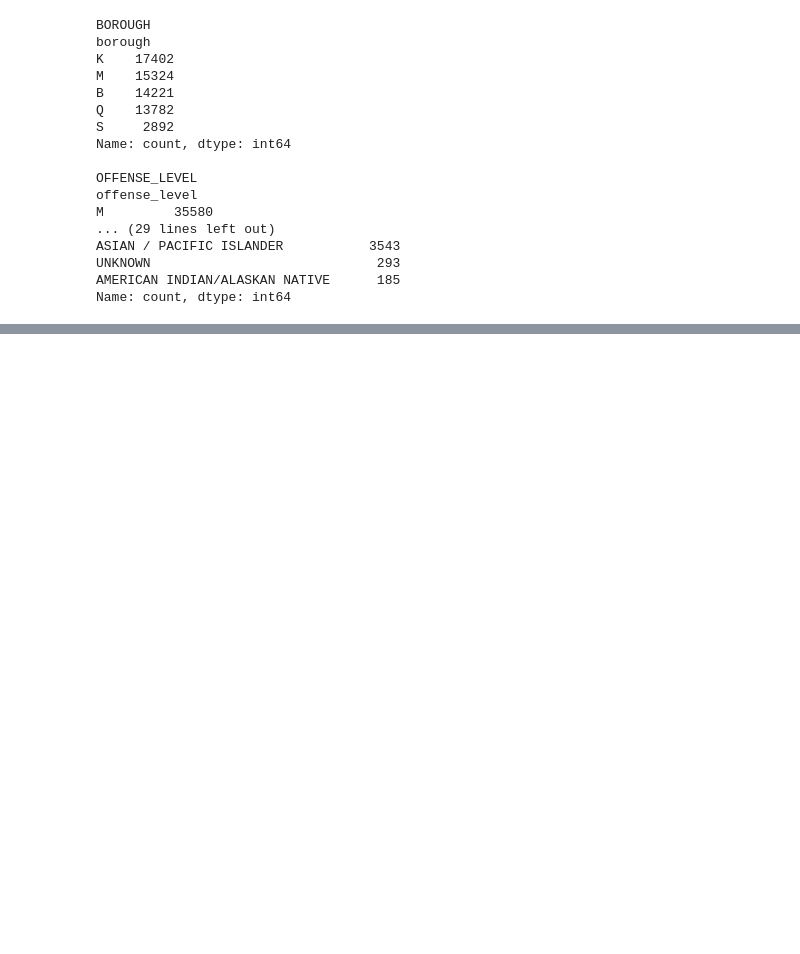
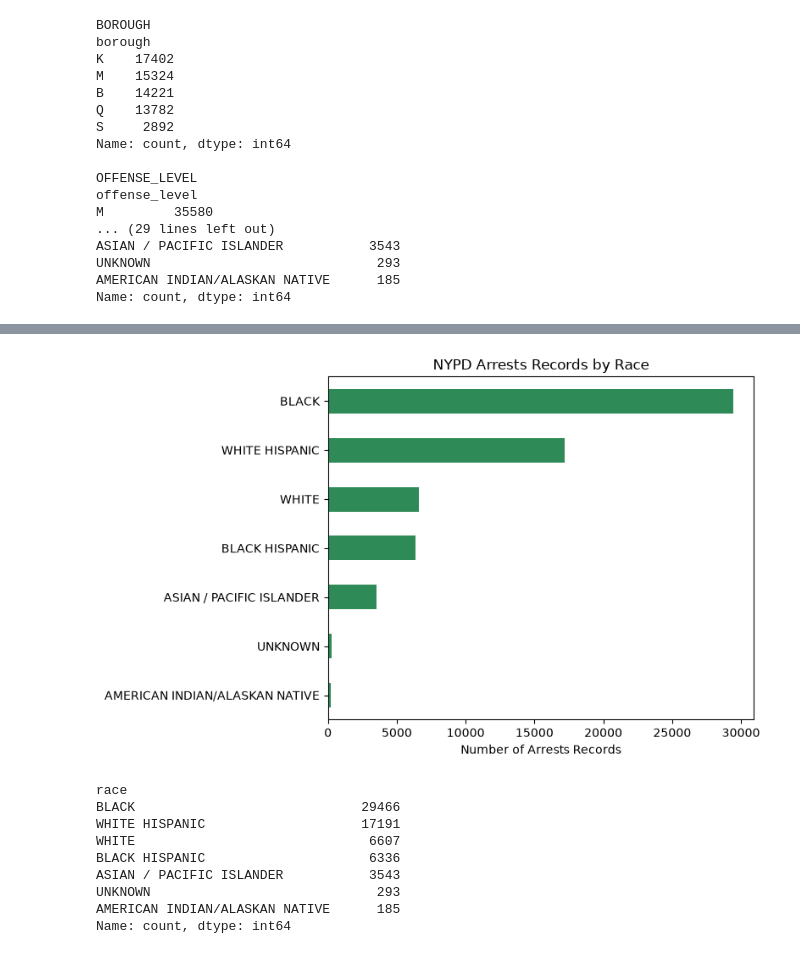
Before and after one commit to a1990alpalo/Data_Project_1, a Jupyter notebook: NYPD_arrest_analysis.ipynb, the cells around one changed output, grey strips where cells are left out. Saved outputs shown, nothing was run; the diff lists cells and outputs as text; code cells hidden in the pictures; blank space fills up the shorter version.

```diff
--- a/NYPD_arrest_analysis.ipynb
+++ b/NYPD_arrest_analysis.ipynb
@@ -239,0 +257,19 @@ Cleaned records: 63,621
+# %%
+plot_category_counts(
+    cleaned_arrests_df,
+    column= "race",
+    title="NYPD Arrests Records by Race",
+    xlabel="Number of Arrests Records",
+    color="seagreen",
+)
+# %% [output]
+[figure, added]
+race
+BLACK                             29466
+WHITE HISPANIC                    17191
+WHITE                              6607
+BLACK HISPANIC                     6336
+ASIAN / PACIFIC ISLANDER           3543
+UNKNOWN                             293
+AMERICAN INDIAN/ALASKAN NATIVE      185
+Name: count, dtype: int64
```
Also changed, not shown: parts of 5 cells of this notebook.
